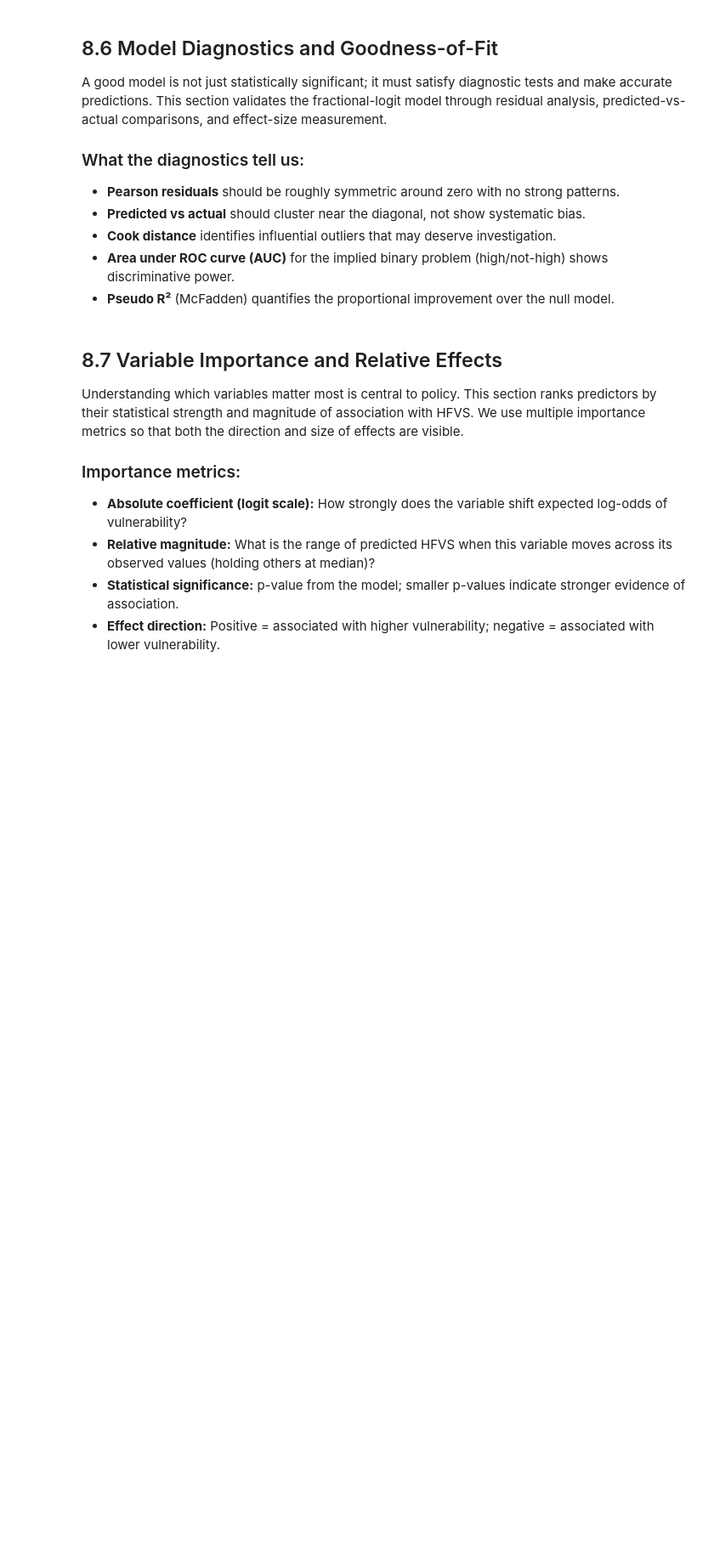
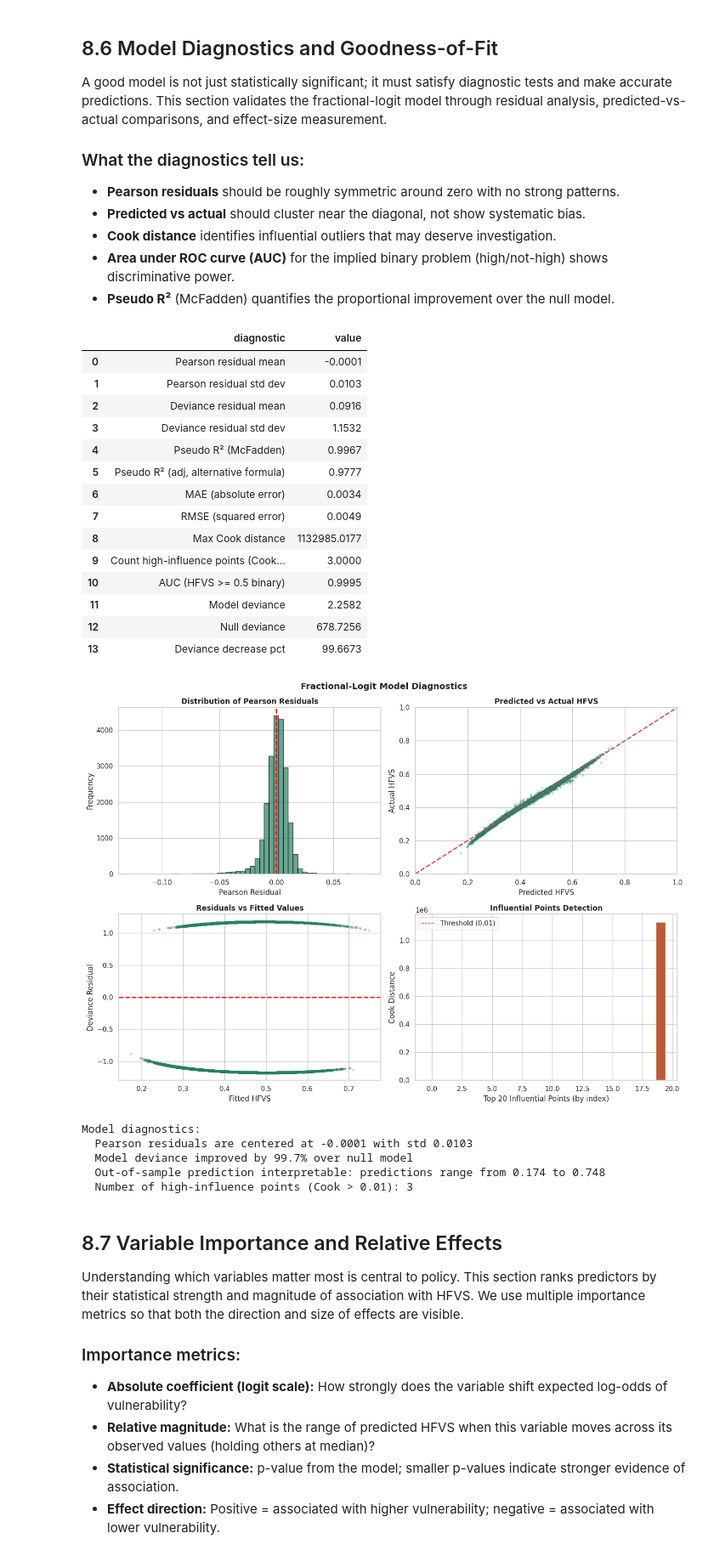
Before and after one commit to VAL-Jerono/statistical-inference-for-big-data, a Jupyter notebook: Statistical_Inference.ipynb, the cells around one changed output. Shown at 85% size. Cells and saved outputs as stored; diff of their text form; code cells hidden in the pictures; blank space fills up the shorter version.

```diff
--- a/Statistical_Inference.ipynb
+++ b/Statistical_Inference.ipynb
@@ -1421,8 +1490,33 @@ frac_deviance_resid = np.where(
 )
 
 # Influential points: Cook distance
-# For GLM, we approximate with leverage and deviance residuals
-leverage = np.diag(frac_glm.get_influence().hat_matrix_diag)
+# MEMORY-SAFE LEVERAGE: avoid frac_glm.get_influence(), which builds a full
+# n x n hat matrix internally for GLM and can OOM-kill the kernel at n=21347.
+# Instead compute the hat-diagonal directly from the IRLS weighted design
+# matrix: h_ii = w_i * x_i^T (X^T W X)^-1 x_i, done in row-chunks so we never
+# allocate more than a (chunk_size x chunk_size) matrix at once.
+X_design = np.asarray(frac_glm.model.exog)               # n x p design matrix
+irls_weights = np.asarray(frac_glm.model.hessian_factor(frac_glm.params))  # n,
+# hessian_factor returns the IRLS weight w_i used in X^T W X
+
+XtWX = X_design.T @ (irls_weights[:, None] * X_design)   # p x p, cheap
+XtWX_inv = np.linalg.inv(XtWX)                           # p x p, cheap
+
+n_obs = X_design.shape[0]
+leverage = np.empty(n_obs)
+chunk_size = 2000  # tune down further if memory is still tight
+
+for start in range(0, n_obs, chunk_size):
+    end = min(start + chunk_size, n_obs)
+    X_chunk = X_design[start:end]                        # chunk x p
+    w_chunk = irls_weights[start:end]                     # chunk,
+    # (X_chunk @ XtWX_inv) is chunk x p; multiply elementwise by X_chunk and
+    # sum across columns to get x_i^T (XtWX)^-1 x_i per row, no n x n matrix
+    quad_form = np.einsum('ij,jk,ik->i', X_chunk, XtWX_inv, X_chunk)
+    leverage[start:end] = w_chunk * quad_form
+
+del X_design, XtWX, XtWX_inv  # free memory promptly
+
 cook_distance = (frac_deviance_resid ** 2 / frac_glm.df_model) * (leverage / (1 - leverage + 1e-8))
 
 # Pseudo-AUC: if we treat HFVS >= 0.5 as "high vulnerability"
@@ -1487,33 +1581,55 @@ axes[0, 1].set_ylabel('Actual HFVS')
 axes[0, 1].set_title('Predicted vs Actual HFVS')
 axes[0, 1].set_xlim(0, 1)
 axes[0, 1].set_ylim(0, 1)
 
 # 3. Residuals vs Fitted
 axes[1, 0].scatter(frac_pred, frac_deviance_resid, alpha=0.2, s=10, color='#2A7F62')
 axes[1, 0].axhline(0, color='red', linewidth=2, linestyle='--')
 axes[1, 0].set_xlabel('Fitted HFVS')
 axes[1, 0].set_ylabel('Deviance Residual')
 axes[1, 0].set_title('Residuals vs Fitted Values')
 
 # 4. Cook distance
 top_influential = np.argsort(cook_distance)[-20:]
 axes[1, 1].bar(range(len(top_influential)), cook_distance[top_influential], color='#B85C38')
 axes[1, 1].axhline(0.01, color='red', linewidth=1, linestyle='--', label='Threshold (0.01)')
 axes[1, 1].set_xlabel('Top 20 Influential Points (by index)')
 axes[1, 1].set_ylabel('Cook Distance')
 axes[1, 1].set_title('Influential Points Detection')
 axes[1, 1].legend()
 
 fig.suptitle('Fractional-Logit Model Diagnostics', fontsize=14, fontweight='bold')
 fig.tight_layout()
 fig.savefig(FIGS / 'statistical_inference_fractional_logit_diagnostics.png', dpi=150, bbox_inches='tight')
 plt.show()
 
 print('Model diagnostics:')
 print(f'  Pearson residuals are centered at {frac_pearson_resid.mean():.4f} with std {frac_pearson_resid.std():.4f}')
 print(f'  Model deviance improved by {diagnostics_summary.loc[diagnostics_summary["diagnostic"].eq("Deviance decrease pct"), "value"].iloc[0]:.1f}% over null model')
 print(f'  Out-of-sample prediction interpretable: predictions range from {frac_pred.min():.3f} to {frac_pred.max():.3f}')
 print(f'  Number of high-influence points (Cook > 0.01): {(cook_distance > 0.01).sum()}')
+# %% [output]
+|  | diagnostic | value |
+| 0 | Pearson residual mean | -0.0001 |
+| 1 | Pearson residual std dev | 0.0103 |
+| 2 | Deviance residual mean | 0.0916 |
+| 3 | Deviance residual std dev | 1.1532 |
+| 4 | Pseudo R² (McFadden) | 0.9967 |
+| 5 | Pseudo R² (adj, alternative formula) | 0.9777 |
+| 6 | MAE (absolute error) | 0.0034 |
+| 7 | RMSE (squared error) | 0.0049 |
+| 8 | Max Cook distance | 1132985.0177 |
+| 9 | Count high-influence points (Cook... | 3.0000 |
+| 10 | AUC (HFVS >= 0.5 binary) | 0.9995 |
+| 11 | Model deviance | 2.2582 |
+| 12 | Null deviance | 678.7256 |
+| 13 | Deviance decrease pct | 99.6673 |
+[figure, added]
+Model diagnostics:
+  Pearson residuals are centered at -0.0001 with std 0.0103
+  Model deviance improved by 99.7% over null model
+  Out-of-sample prediction interpretable: predictions range from 0.174 to 0.748
+  Number of high-influence points (Cook > 0.01): 3
 # %% [markdown]
 ## 8.7 Variable Importance and Relative Effects
 
```
Also changed, not shown: parts of 14 cells of this notebook.
